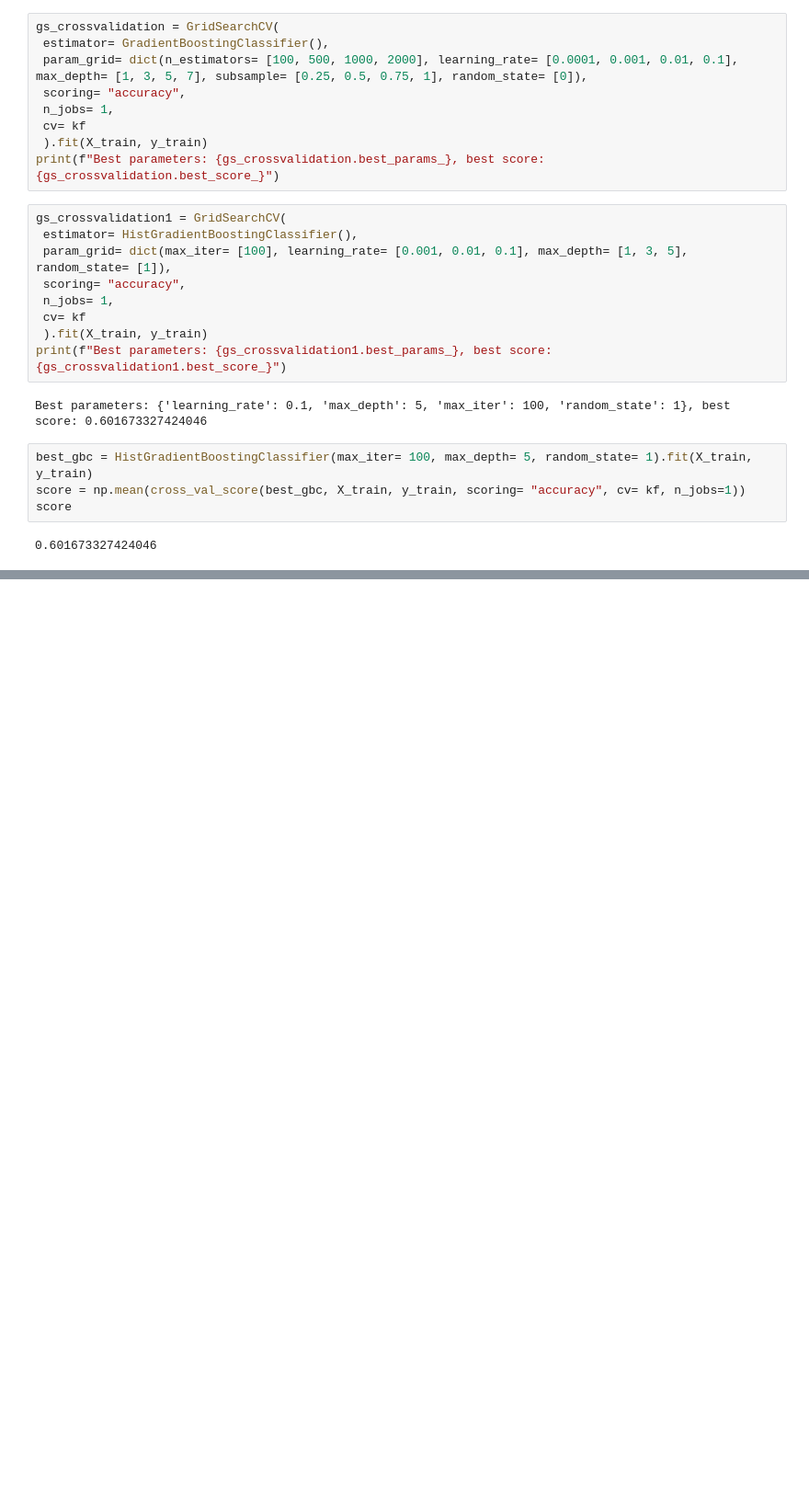
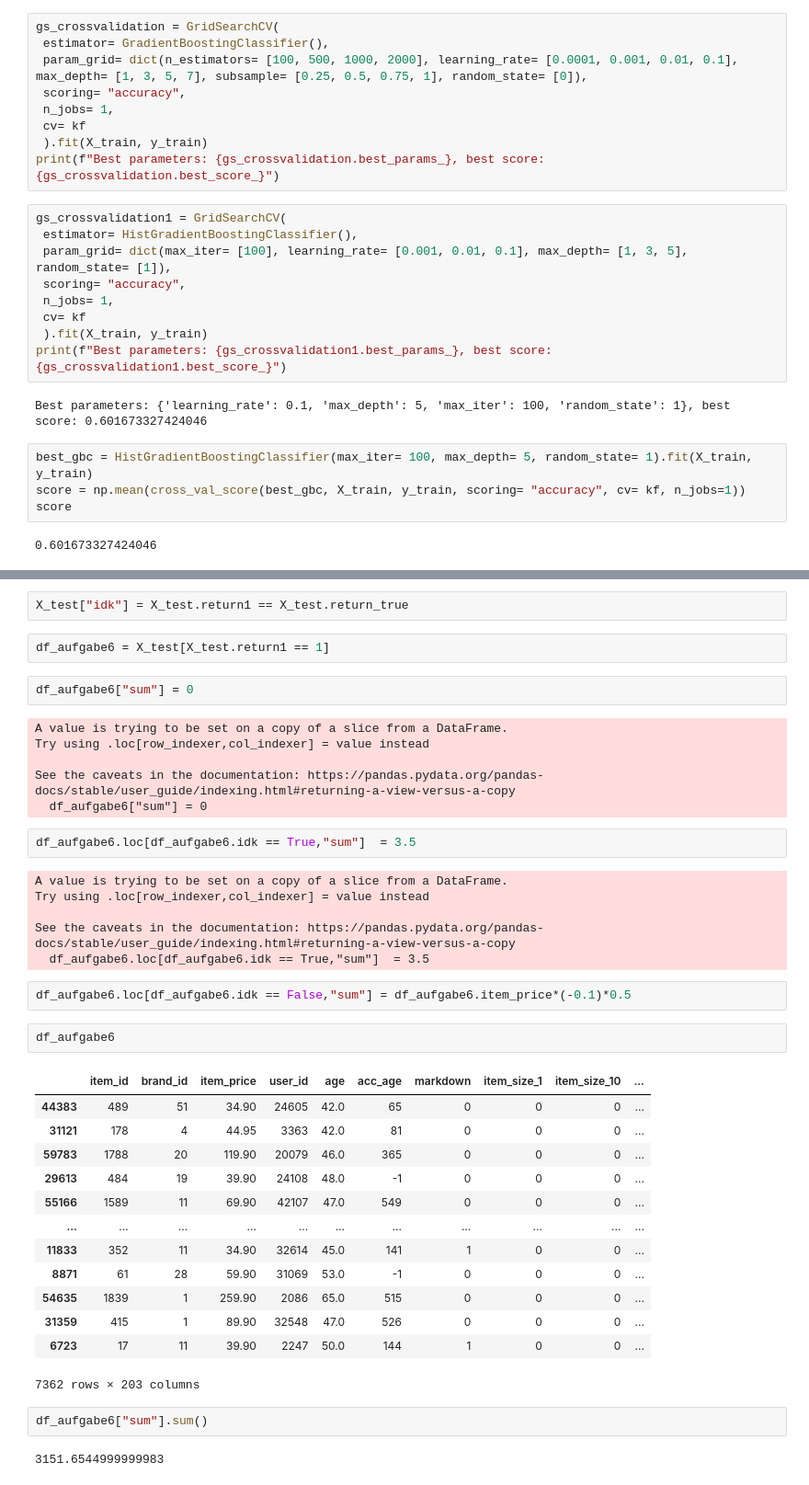
Before and after one commit to P-AEL/ML-Projekt, a Jupyter notebook: Flo/gradient_boosting.ipynb, the cells around one changed output, grey strips where cells are left out. Shown at 92% size. Saved outputs shown, nothing was run; the diff lists cells and outputs as text; blank space fills up the shorter version.

```diff
--- a/Flo/gradient_boosting.ipynb
+++ b/Flo/gradient_boosting.ipynb
@@ -166,0 +203,42 @@ score
+# %%
+X_test["idk"] = X_test.return1 == X_test.return_true
+# %%
+df_aufgabe6 = X_test[X_test.return1 == 1]
+# %%
+df_aufgabe6["sum"] = 0
+# %% [output]
+A value is trying to be set on a copy of a slice from a DataFrame.
+Try using .loc[row_indexer,col_indexer] = value instead
+
+See the caveats in the documentation: https://pandas.pydata.org/pandas-docs/stable/user_guide/indexing.html#returning-a-view-versus-a-copy
+  df_aufgabe6["sum"] = 0
+# %%
+df_aufgabe6.loc[df_aufgabe6.idk == True,"sum"]  = 3.5
+# %% [output]
+A value is trying to be set on a copy of a slice from a DataFrame.
+Try using .loc[row_indexer,col_indexer] = value instead
+
+See the caveats in the documentation: https://pandas.pydata.org/pandas-docs/stable/user_guide/indexing.html#returning-a-view-versus-a-copy
+  df_aufgabe6.loc[df_aufgabe6.idk == True,"sum"]  = 3.5
+# %%
+df_aufgabe6.loc[df_aufgabe6.idk == False,"sum"] = df_aufgabe6.item_price*(-0.1)*0.5
+# %%
+df_aufgabe6
+# %% [output]
+|  | item_id | brand_id | item_price | user_id | age | acc_age | markdown | item_size_1 | item_size_10 | ... |
+| 44383 | 489 | 51 | 34.90 | 24605 | 42.0 | 65 | 0 | 0 | 0 | ... |
+| 31121 | 178 | 4 | 44.95 | 3363 | 42.0 | 81 | 0 | 0 | 0 | ... |
+| 59783 | 1788 | 20 | 119.90 | 20079 | 46.0 | 365 | 0 | 0 | 0 | ... |
+| 29613 | 484 | 19 | 39.90 | 24108 | 48.0 | -1 | 0 | 0 | 0 | ... |
+| 55166 | 1589 | 11 | 69.90 | 42107 | 47.0 | 549 | 0 | 0 | 0 | ... |
+| ... | ... | ... | ... | ... | ... | ... | ... | ... | ... | ... |
+| 11833 | 352 | 11 | 34.90 | 32614 | 45.0 | 141 | 1 | 0 | 0 | ... |
+| 8871 | 61 | 28 | 59.90 | 31069 | 53.0 | -1 | 0 | 0 | 0 | ... |
+| 54635 | 1839 | 1 | 259.90 | 2086 | 65.0 | 515 | 0 | 0 | 0 | ... |
+| 31359 | 415 | 1 | 89.90 | 32548 | 47.0 | 526 | 0 | 0 | 0 | ... |
+| 6723 | 17 | 11 | 39.90 | 2247 | 50.0 | 144 | 1 | 0 | 0 | ... |
+7362 rows × 203 columns
+# %%
+df_aufgabe6["sum"].sum()
+# %% [output]
+3151.6544999999983
```
Also changed, not shown: parts of 6 cells of this notebook.
